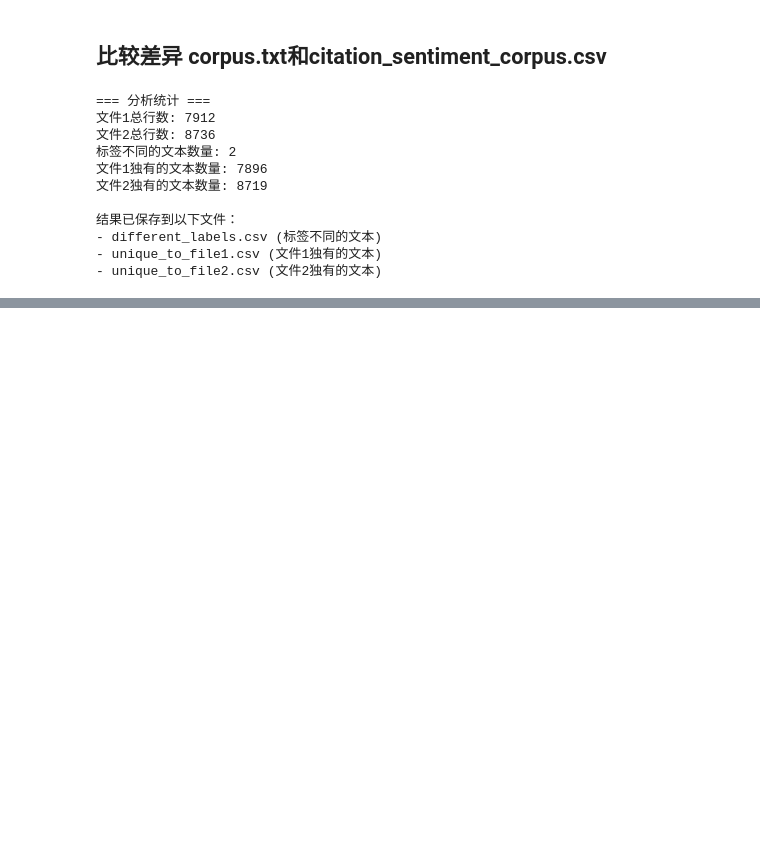
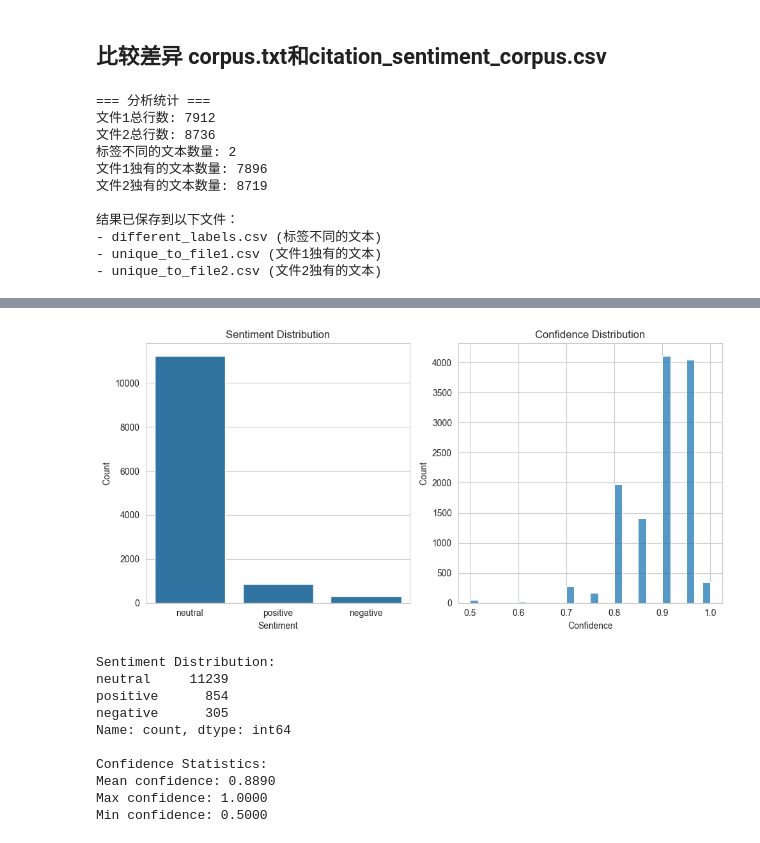
Before and after one commit to goghvan1113/TDCSA, a Jupyter notebook: data/visualize.ipynb, the cells around one changed output, grey strips where cells are left out. Cells and saved outputs as stored; diff of their text form; code cells hidden in the pictures; blank space fills up the shorter version.

```diff
--- a/data/visualize.ipynb
+++ b/data/visualize.ipynb
@@ -663,0 +850,67 @@ TypeError: 'value' must be an instance of str or bytes, not a None
+# %%
+# Process the data
+for sample in data:
+    quads = sample['sentiment_quadruples']
+    filtered_quads = [quad for quad in quads if quad[2] in CATEGORY2ID.keys()]
+    if filtered_quads:
+        sample['sentiment_quadruples'] = filtered_quads
+    else:
+        # If all quadruples would be removed, keep the original quadruples
+        pass  # Keep the original quadruples
+
+# Save the modified data
+with open(filepath_neutral, 'w', encoding='utf-8') as f:
+    json.dump(data, f, ensure_ascii=False, indent=4)
+# %%
+import json
+import matplotlib.pyplot as plt
+import seaborn as sns
+import pandas as pd
+
+
+sentiments = []
+confidences = []
+for sample in neutral_samples:
+    for quad in sample['quads']:
+        sentiments.append(quad[3])
+        confidences.append(quad[4])
+
+
+# 创建情感分布图
+plt.figure(figsize=(10, 5))
+plt.subplot(1, 2, 1)
+sentiment_counts = pd.Series(sentiments).value_counts()
+sns.barplot(x=sentiment_counts.index, y=sentiment_counts.values)
+plt.title('Sentiment Distribution')
+plt.xlabel('Sentiment')
+plt.ylabel('Count')
+
+# 创建置信度分布图
+plt.subplot(1, 2, 2)
+sns.histplot(confidences, bins=30)
+plt.title('Confidence Distribution')
+plt.xlabel('Confidence')
+plt.ylabel('Count')
+
+plt.tight_layout()
+plt.show()
+
+# 打印一些基本统计信息
+print("\nSentiment Distribution:")
+print(sentiment_counts)
+print("\nConfidence Statistics:")
+print(f"Mean confidence: {sum(confidences)/len(confidences):.4f}")
+print(f"Max confidence: {max(confidences):.4f}")
+print(f"Min confidence: {min(confidences):.4f}")
+# %% [output]
+[figure, added]
+Sentiment Distribution:
+neutral     11239
+positive      854
+negative      305
+Name: count, dtype: int64
+
+Confidence Statistics:
+Mean confidence: 0.8890
+Max confidence: 1.0000
+Min confidence: 0.5000
```
Also changed, not shown: parts of 6 cells of this notebook, 25 other files.
